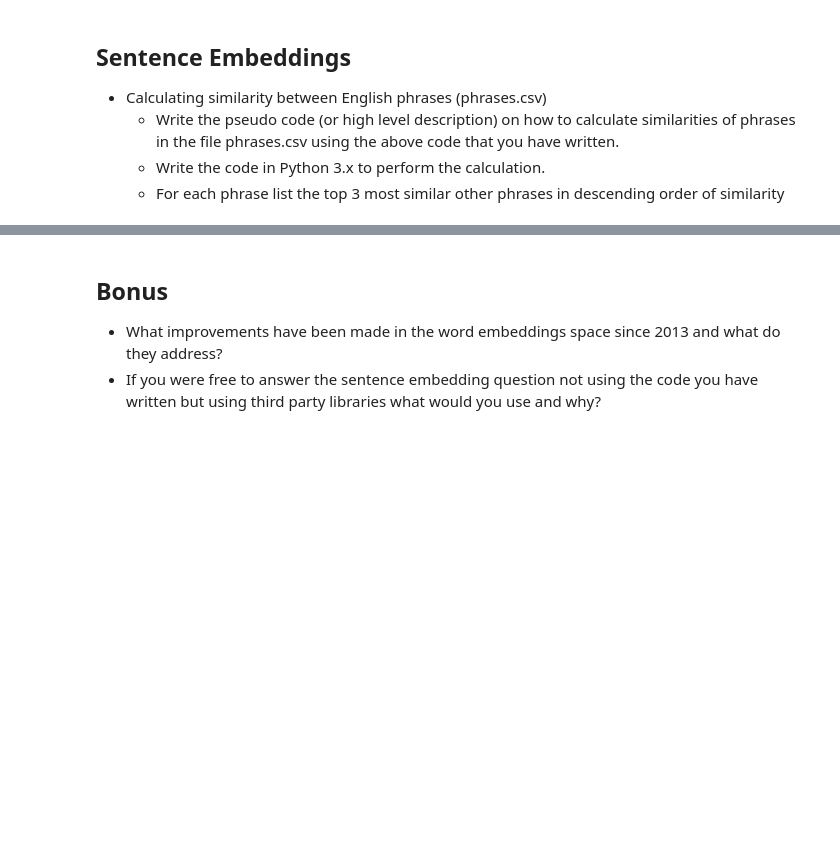
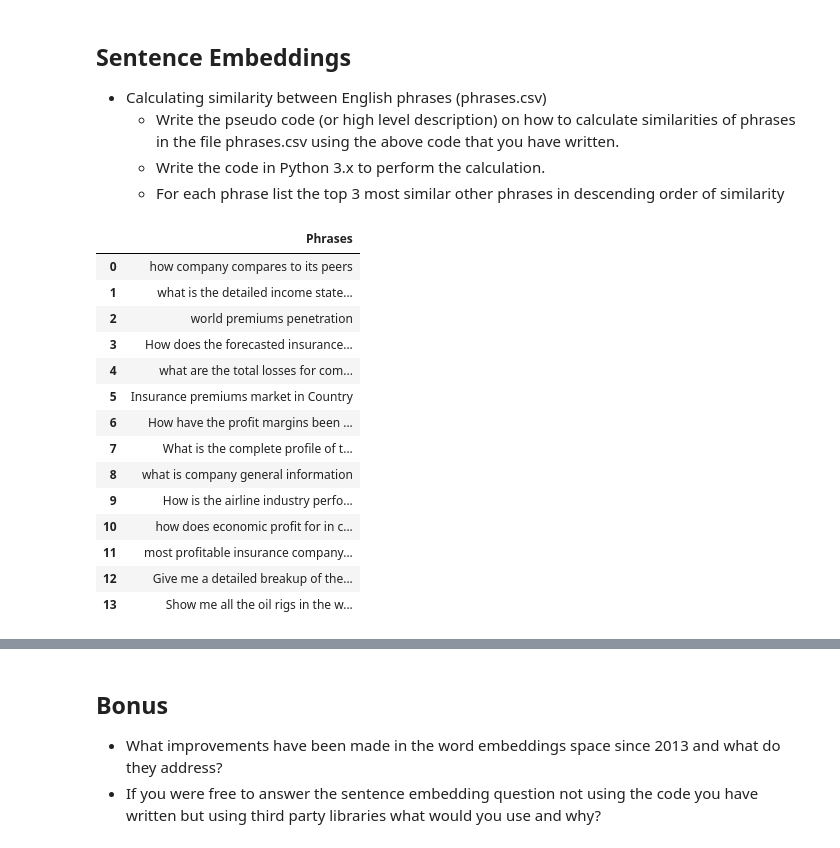
Before and after one commit to Vrboska/Galytix_assignment, a Jupyter notebook: galytix-interview-01/notebooks/Q01.ipynb, the cells around one changed output, grey strips where cells are left out. Saved outputs shown, nothing was run; the diff lists cells and outputs as text; code cells hidden in the pictures; blank space fills up the shorter version.

```diff
--- a/galytix-interview-01/notebooks/Q01.ipynb
+++ b/galytix-interview-01/notebooks/Q01.ipynb
@@ -24,3 +96,24 @@ import pandas
   * Write the pseudo code (or high level description) on how to calculate similarities of phrases in the file phrases.csv using the above code that you have written.
   * Write the code in Python 3.x to perform the calculation.
   * For each phrase list the top 3 most similar other phrases in descending order of similarity
+# %%
+#loading the phrases
+phrases=pd.read_csv('..\data\phrases.csv')
+phrases=phrases.dropna()
+phrases
+# %% [output]
+|  | Phrases |
+| 0 | how company compares to its peers |
+| 1 | what is the detailed income state... |
+| 2 | world premiums penetration |
+| 3 | How does the forecasted insurance... |
+| 4 | what are the total losses for com... |
+| 5 | Insurance premiums market in Country |
+| 6 | How have the profit margins been ... |
+| 7 | What is the complete profile of t... |
+| 8 | what is company general information |
+| 9 | How is the airline industry perfo... |
+| 10 | how does economic profit for in c... |
+| 11 | most profitable insurance company... |
+| 12 | Give me a detailed breakup of the... |
+| 13 | Show me all the oil rigs in the w... |
```
Also changed, not shown: parts of 27 cells of this notebook, 1 other file.
